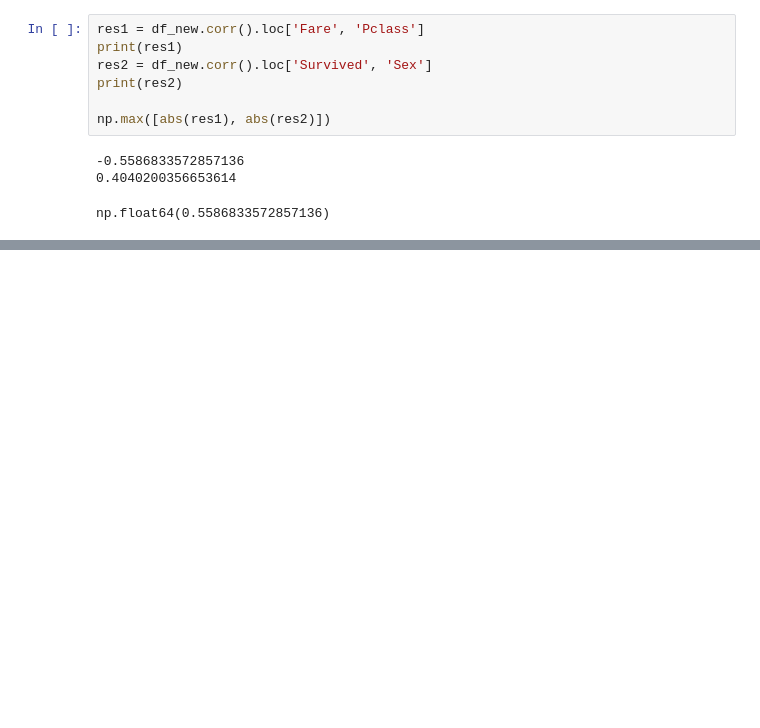
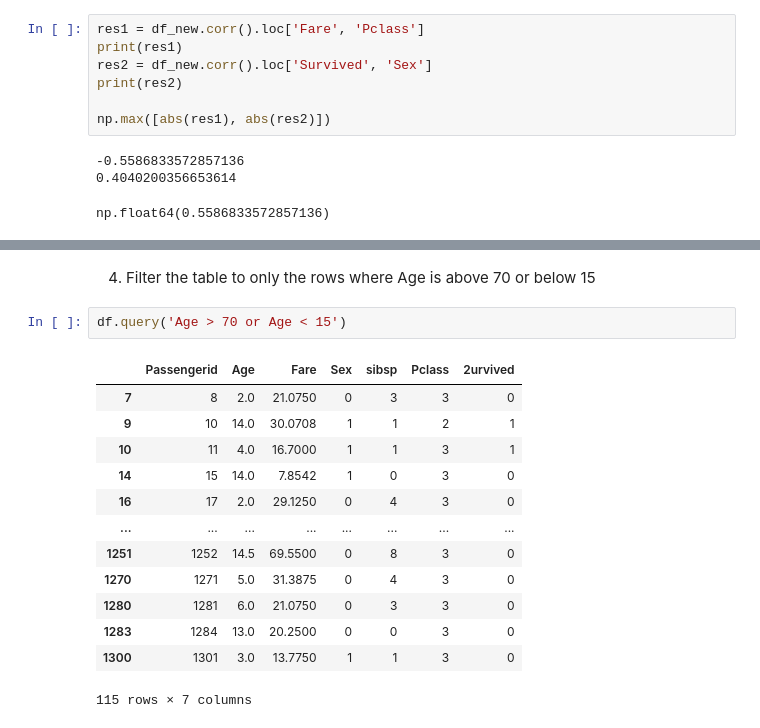
Before and after one commit to DebbWass/DataEngAICourse, a Jupyter notebook: Lessons/Class/12012026/Class/JB_DataAnalysis_12012026.ipynb, the cells around one changed output, grey strips where cells are left out. Saved outputs shown, nothing was run; the diff lists cells and outputs as text; blank space fills up the shorter version.

```diff
--- a/Lessons/Class/12012026/Class/JB_DataAnalysis_12012026.ipynb
+++ b/Lessons/Class/12012026/Class/JB_DataAnalysis_12012026.ipynb
@@ -254,0 +420,18 @@ np.float64(0.5586833572857136)
+# %% [markdown]
+4. Filter the table to only the rows where Age is above 70 or below 15
+# %%
+df.query('Age > 70 or Age < 15')
+# %% [output]
+|  | Passengerid | Age | Fare | Sex | sibsp | Pclass | 2urvived |
+| 7 | 8 | 2.0 | 21.0750 | 0 | 3 | 3 | 0 |
+| 9 | 10 | 14.0 | 30.0708 | 1 | 1 | 2 | 1 |
+| 10 | 11 | 4.0 | 16.7000 | 1 | 1 | 3 | 1 |
+| 14 | 15 | 14.0 | 7.8542 | 1 | 0 | 3 | 0 |
+| 16 | 17 | 2.0 | 29.1250 | 0 | 4 | 3 | 0 |
+| ... | ... | ... | ... | ... | ... | ... | ... |
+| 1251 | 1252 | 14.5 | 69.5500 | 0 | 8 | 3 | 0 |
+| 1270 | 1271 | 5.0 | 31.3875 | 0 | 4 | 3 | 0 |
+| 1280 | 1281 | 6.0 | 21.0750 | 0 | 3 | 3 | 0 |
+| 1283 | 1284 | 13.0 | 20.2500 | 0 | 0 | 3 | 0 |
+| 1300 | 1301 | 3.0 | 13.7750 | 1 | 1 | 3 | 0 |
+115 rows × 7 columns
```
Also changed, not shown: parts of 21 cells of this notebook, 2 other files.
